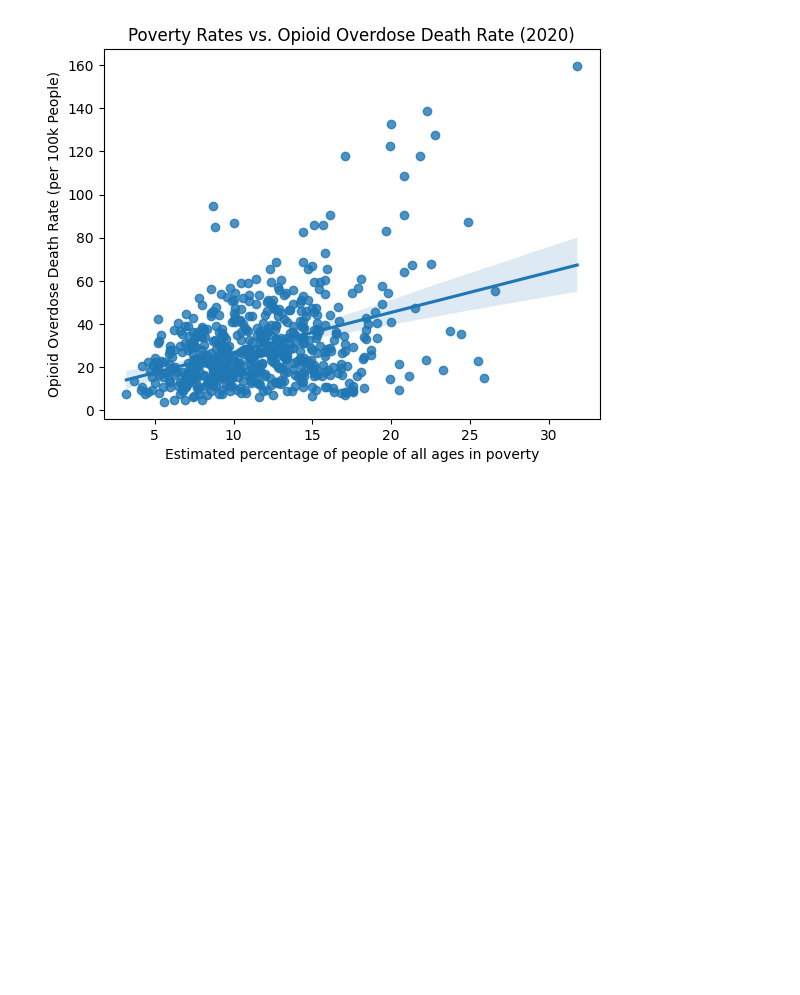
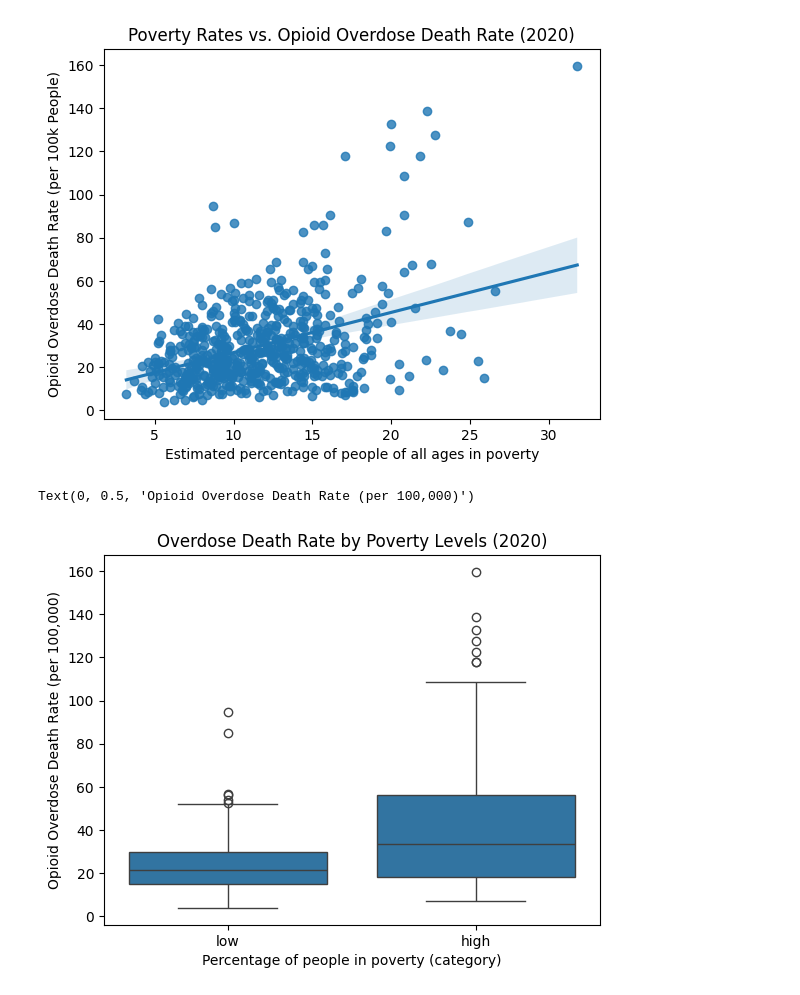
Before and after one commit to Ludougan123234/624-project, a Jupyter notebook: state_level_analysis.ipynb, the cells around one changed output. Drawn from its saved outputs; the diff is of its cells as text; code cells hidden in the pictures; blank space fills up the shorter version.

Commit message:
poverty level boxplots

```diff
--- a/state_level_analysis.ipynb
+++ b/state_level_analysis.ipynb
@@ -194,3 +194,3 @@ pov_df.sample(5)
 # %%
-pov_df = pov_df[~pov_df.ACS_PCT_POV_BLACK.isnull()]
+pov_df = pov_df.dropna(subset=['ACS_PCT_POV_BLACK', 'SAIPE_PCT_POV'])
 pov_df.COUNTYFIPS = pov_df.COUNTYFIPS.astype(float)
@@ -197,3 +209,5 @@ pov_df.COUNTYFIPS = pov_df.COUNTYFIPS.astype(float)
+# %%
+pov_df['pov_cat'] = np.where(pov_df['SAIPE_PCT_POV'] <= 9.9, 'low', np.where(pov_df['SAIPE_PCT_POV'] >= 16.7, 'high', 'medium'))
 # %%
 death_pov_df = death_df.merge(pov_df, left_on='County Code', right_on='COUNTYFIPS', how='inner')
 death_pov_df.sample(5)
@@ -220,3 +234,15 @@ plt.ylabel('Opioid Overdose Death Rate (per 100k People)')
 # %% [output]
 Text(0, 0.5, 'Opioid Overdose Death Rate (per 100k People)')
 [figure]
+# %%
+# Filter the data for low and high pov_cat
+filtered_data = death_pov_df[death_pov_df['pov_cat'].isin(['low', 'high'])]
+
+# Create the side-by-side boxplots
+sns.boxplot(x='pov_cat', y='Crude Rate', data=filtered_data)
+plt.title('Overdose Death Rate by Poverty Levels (2020)')
+plt.xlabel('Percentage of people in poverty (category)')
+plt.ylabel('Opioid Overdose Death Rate (per 100,000)')
+# %% [output]
+Text(0, 0.5, 'Opioid Overdose Death Rate (per 100,000)')
+[figure, added]
```
Also changed, not shown: parts of 3 cells of this notebook.
